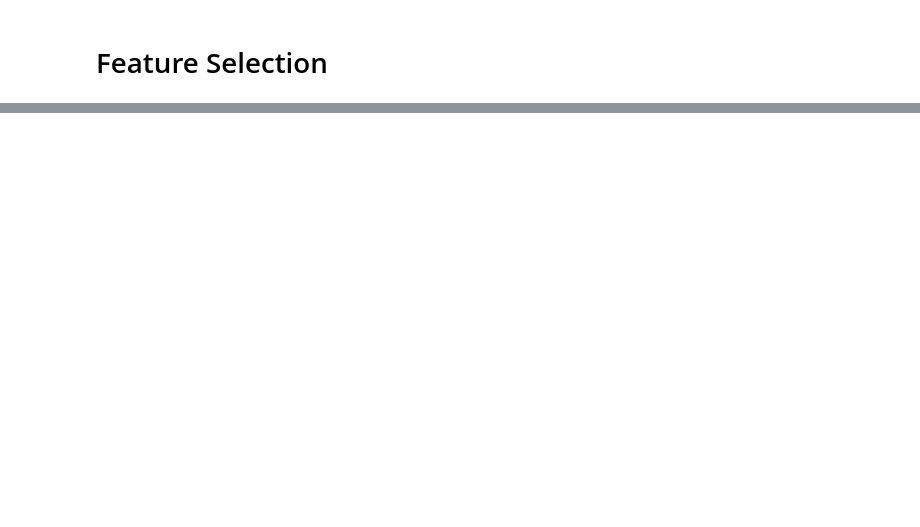
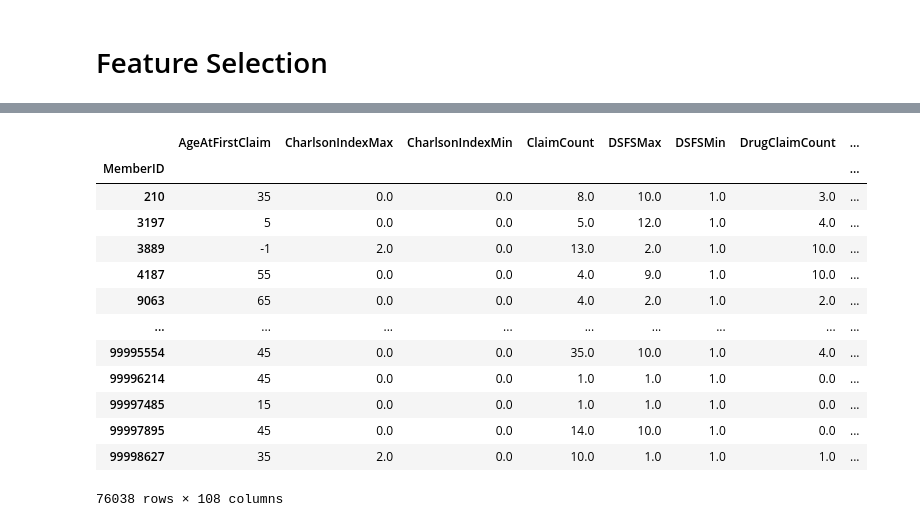
Before and after one commit to chidokun/heritage-health-prize, a Jupyter notebook: 03-feature-selection.ipynb, the cells around one changed output, grey strips where cells are left out. Cells and saved outputs as stored; diff of their text form; code cells hidden in the pictures; blank space fills up the shorter version.

```diff
--- a/03-feature-selection.ipynb
+++ b/03-feature-selection.ipynb
@@ -103,0 +139,5 @@ len(set(df_join.index))
+# %%
+df_a_train["PayDelayStd"].fillna(-1.0, inplace=True)
+df_a_train["LabCountStd"].fillna(-1.0, inplace=True)
+df_a_train["DrugCountStd"].fillna(-1.0, inplace=True)
+df_a_train.fillna(0.0, inplace=True)
@@ -103,0 +205,4 @@ len(set(df_join.index))
+# %%
+remove_col = ["CharlsonIndexAvg", "LengthOfStayCountNan", "PayDelaySum", "ProviderID", "Vendor", "DrugCountMax", "DrugCountSum", "DrugCountMin", "DrugCountStd", "LabCountSum", "LabCountMax", "LabCountMin", "LengthOfStayMax", "LengthOfStayMin"]
+# %%
+df_a_train.drop(columns=remove_col, inplace=True)
@@ -103,0 +225,3 @@ len(set(df_join.index))
+# %%
+X_train = df_a_train[df_a_train.columns.difference(["DaysInHospital"])]
+y_train = df_a_train[["DaysInHospital"]]
@@ -103,0 +231,17 @@ len(set(df_join.index))
+# %%
+X_train
+# %% [output]
+|  | AgeAtFirstClaim | CharlsonIndexMax | CharlsonIndexMin | ClaimCount | DSFSMax | DSFSMin | DrugClaimCount | ... |
+| MemberID |  |  |  |  |  |  |  | ... |
+| 210 | 35 | 0.0 | 0.0 | 8.0 | 10.0 | 1.0 | 3.0 | ... |
+| 3197 | 5 | 0.0 | 0.0 | 5.0 | 12.0 | 1.0 | 4.0 | ... |
+| 3889 | -1 | 2.0 | 0.0 | 13.0 | 2.0 | 1.0 | 10.0 | ... |
+| 4187 | 55 | 0.0 | 0.0 | 4.0 | 9.0 | 1.0 | 10.0 | ... |
+| 9063 | 65 | 0.0 | 0.0 | 4.0 | 2.0 | 1.0 | 2.0 | ... |
+| ... | ... | ... | ... | ... | ... | ... | ... | ... |
+| 99995554 | 45 | 0.0 | 0.0 | 35.0 | 10.0 | 1.0 | 4.0 | ... |
+| 99996214 | 45 | 0.0 | 0.0 | 1.0 | 1.0 | 1.0 | 0.0 | ... |
+| 99997485 | 15 | 0.0 | 0.0 | 1.0 | 1.0 | 1.0 | 0.0 | ... |
+| 99997895 | 45 | 0.0 | 0.0 | 14.0 | 10.0 | 1.0 | 0.0 | ... |
+| 99998627 | 35 | 2.0 | 0.0 | 10.0 | 1.0 | 1.0 | 1.0 | ... |
+76038 rows × 108 columns
```
Also changed, not shown: parts of 73 cells of this notebook, 23 other files.
